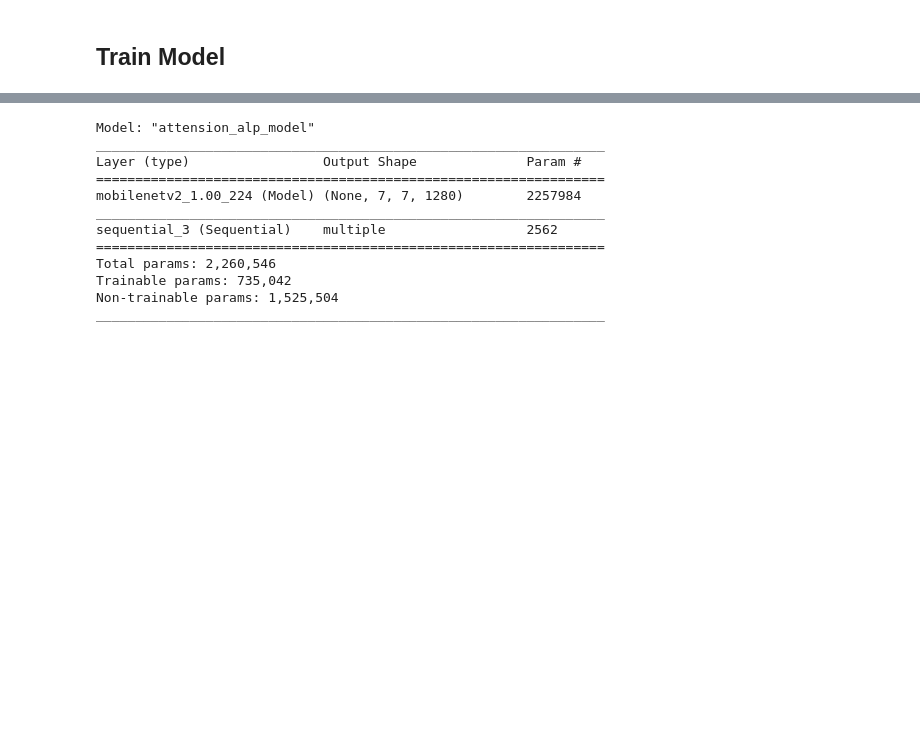
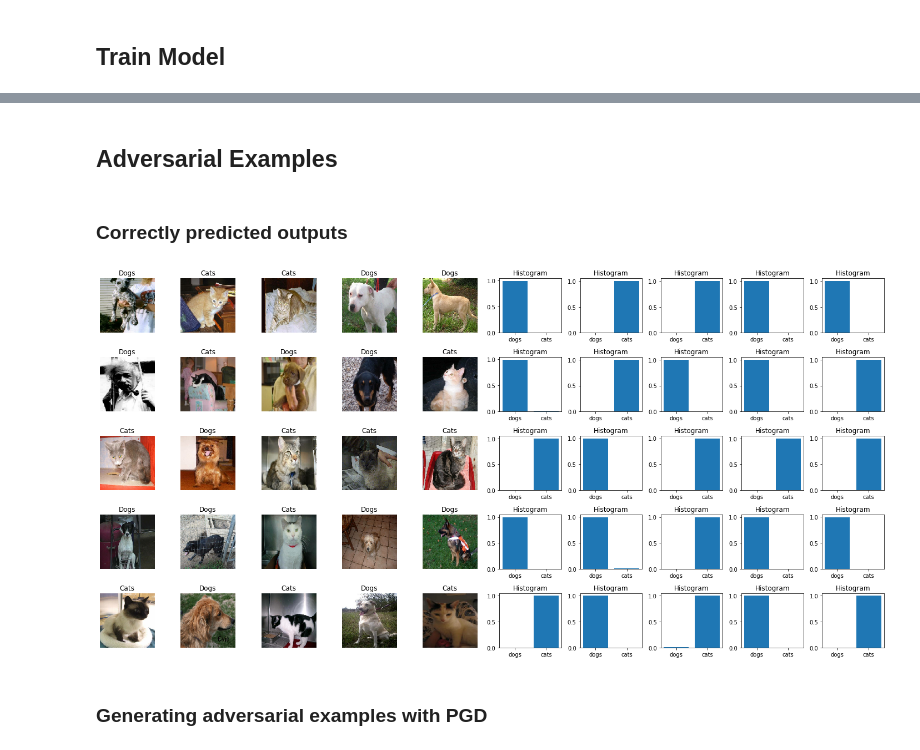
Before and after one commit to Maaslak/GSN-adversarial_attension, a Jupyter notebook: create_adversarial_examples.ipynb, the cells around one changed output, grey strips where cells are left out. Cells and saved outputs as stored; diff of their text form; code cells hidden in the pictures; blank space fills up the shorter version.

```diff
--- a/create_adversarial_examples.ipynb
+++ b/create_adversarial_examples.ipynb
@@ -415,17 +422,2 @@ Epoch 3, Loss: 0.03016551584005356, Accuracy: 0.9952647686004639 , Validation Lo
-# %%
-import tensorflow.keras.metrics as metrics
-
-attension_alp_model.summary()
-# %% [output]
-Model: "attension_alp_model"
-_________________________________________________________________
-Layer (type)                 Output Shape              Param #
-=================================================================
-mobilenetv2_1.00_224 (Model) (None, 7, 7, 1280)        2257984
-_________________________________________________________________
-sequential_3 (Sequential)    multiple                  2562
-=================================================================
-Total params: 2,260,546
-Trainable params: 735,042
-Non-trainable params: 1,525,504
-_________________________________________________________________
+# %% [markdown]
+## Adversarial Examples
@@ -431,0 +426,9 @@ _________________________________________________________________
+# %% [markdown]
+### Correctly predicted outputs
+# %%
+predicted_labels = attension_alp_model(image_batch)
+show_batch(image_batch.numpy(), predicted_labels.numpy())
+# %% [output]
+[figure, added]
+# %% [markdown]
+### Generating adversarial examples with PGD
```
Also changed, not shown: parts of 25 cells of this notebook.
